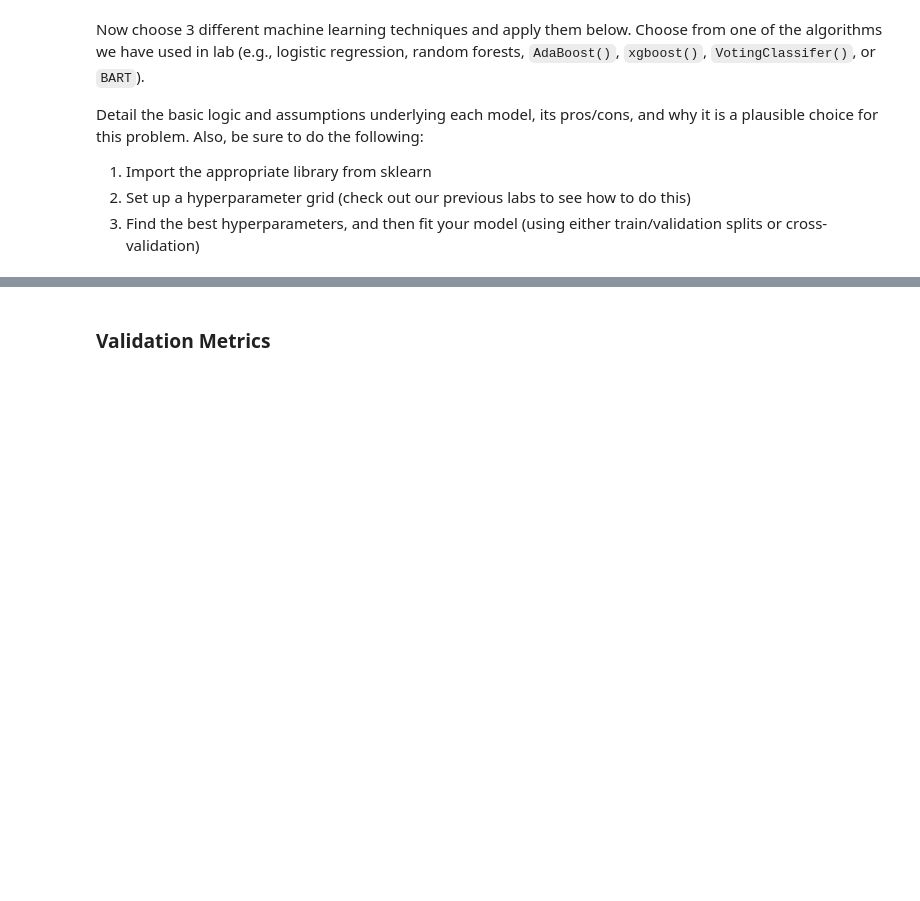
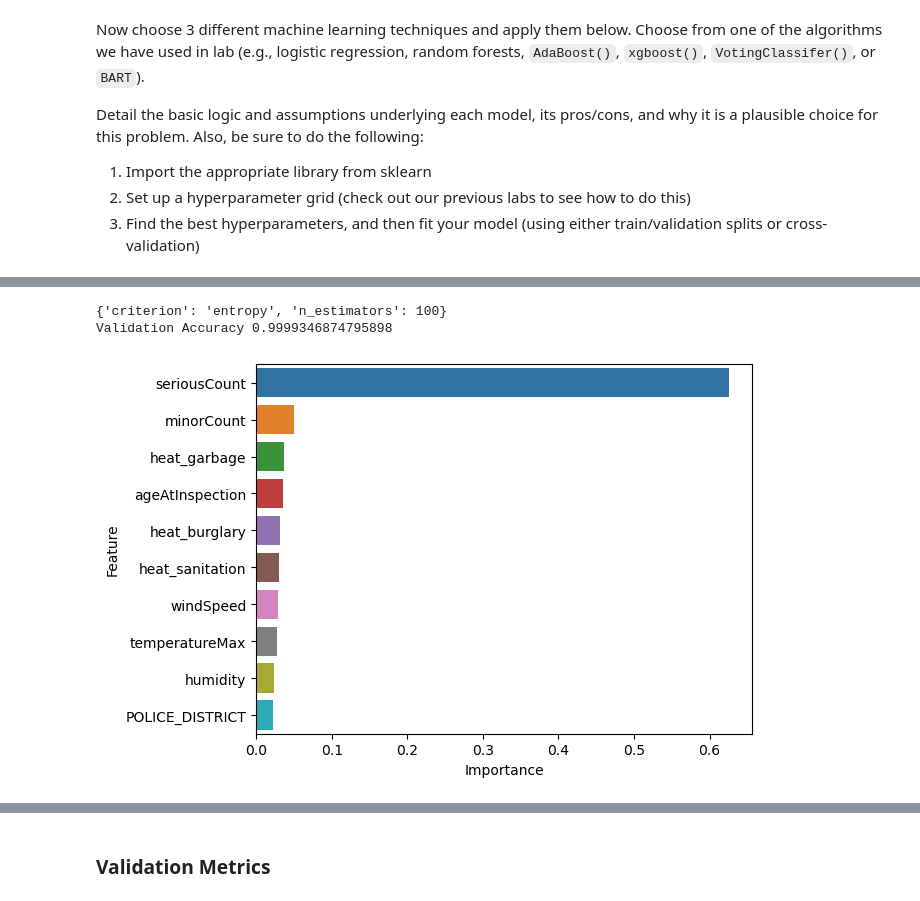
Before and after one commit to ct-brown/Computational-Social-Science-Projects, a Jupyter notebook: Project-3/Project 3 Students.ipynb, the cells around one changed output, grey strips where cells are left out. Drawn from its saved outputs; the diff is of its cells as text; code cells hidden in the pictures; blank space fills up the shorter version.

```diff
--- a/Project-3/Project 3 Students.ipynb
+++ b/Project-3/Project 3 Students.ipynb
@@ -179,7 +179,10 @@ y = np.where(y == 1, 0 ,1)
 # -----------
 
 # create feature dataset
-X = chicago_inspections_2011_to_2013.drop(columns = ['Results'])
+X = chicago_inspections_2011_to_2013.drop(columns = ['Results',
+                                                     'Facility_Type',
+                                                     'LICENSE_DESCRIPTION',
+                                                     'WARD_PRECINCT'])
 
 # get dummies
 X = pd.get_dummies(X)
@@ -247,0 +253,72 @@ scoring = {
+# %%
+# initialize a random forest classifier
+
+# set parameters
+
+rf_classifier = RandomForestClassifier(
+                       # specify parameters
+                       n_estimators=100,
+                       criterion='gini',
+                       max_depth=None,
+                       min_samples_split=2,
+                       min_samples_leaf=1,
+                       min_weight_fraction_leaf=0.0,
+                       max_features=None,
+                       max_leaf_nodes=None,
+                       min_impurity_decrease=1e-07,
+                       random_state = 123)
+
+rf_classifier.fit(X, y.ravel())
+
+# set parameters
+param_grid = {'n_estimators': [30, 100],
+              'criterion': ['gini', 'entropy', 'log_loss']}
+
+# execute the grid search and fit to training data
+rf_grid = GridSearchCV(rf_classifier,
+                       param_grid,
+                       cv=10)
+
+rf_grid.fit(X, y.ravel())
+
+# choose best performing model
+best_index = np.argmax(rf_grid.cv_results_["mean_test_score"])
+best_rf_pred = rf_grid.best_estimator_.predict(X)
+
+# print results
+print(rf_grid.cv_results_["params"][best_index])
+print('Validation Accuracy', accuracy_score(best_rf_pred, y))
+
+## best model: 100 estimators, entropy, validation accuracy = .99993
+# %% [output]
+{'criterion': 'entropy', 'n_estimators': 100}
+Validation Accuracy 0.9999346874795898
+# %%
+# fit the random forest on data to get feature importance
+
+rf_classifier = RandomForestClassifier(
+                       # specify parameters
+                       n_estimators=100,
+                       criterion='entropy',
+                       max_depth=None,
+                       min_samples_split=2,
+                       min_samples_leaf=1,
+                       min_weight_fraction_leaf=0.0,
+                       max_features=None,
+                       max_leaf_nodes=None,
+                       min_impurity_decrease=1e-07,
+                       random_state = 123)
+
+rf_model = rf_classifier.fit(X, y.ravel())
+
+# create feature importance dataframe
+feat_importances = pd.concat([pd.DataFrame(X.columns),pd.DataFrame(np.transpose(rf_classifier.feature_importances_))], axis = 1)
+feat_importances.columns = ["Feature", "Importance"]
+
+# plot
+sns.barplot(x = "Importance",
+            y = "Feature",
+            data = feat_importances.nlargest(10, 'Importance')) # identify the 10 most important features
+plt.show()
+# %% [output]
+[figure, added]
```
Also changed, not shown: parts of 63 cells of this notebook.
